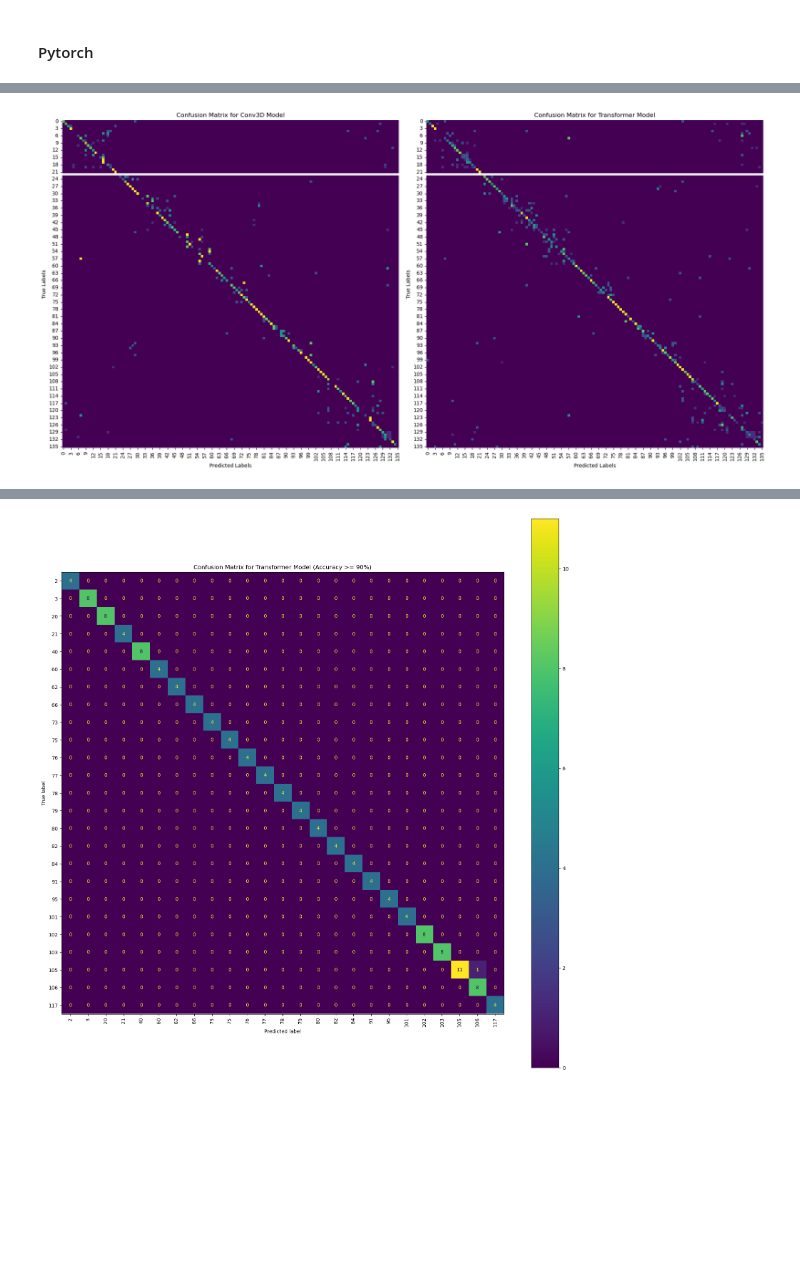
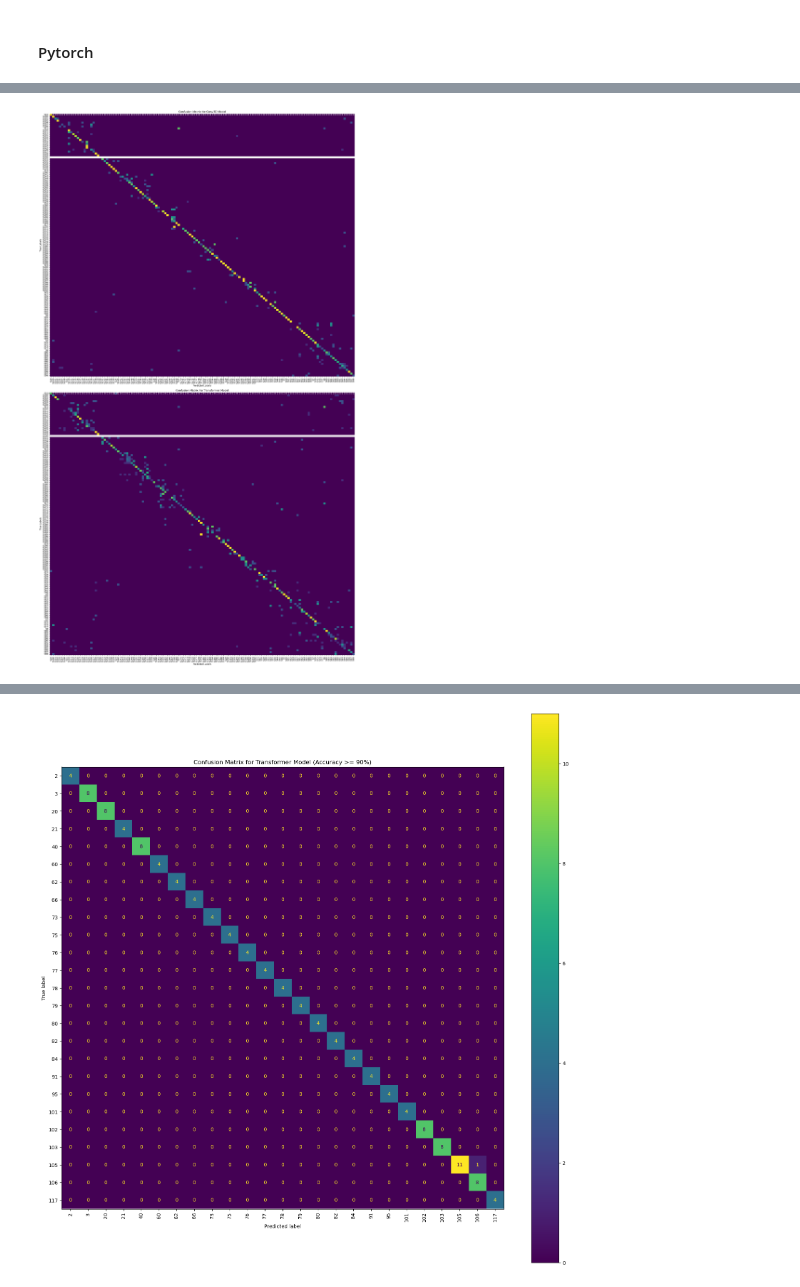
Before and after one commit to ShowHsiang/AI-development-for-multimodal-sensor-data-based-on-robotic-haptics, a Jupyter notebook: dataset/data processing/batch_processing.ipynb, the cells around one changed output, grey strips where cells are left out. Saved outputs shown, nothing was run; the diff lists cells and outputs as text; code cells hidden in the pictures; blank space fills up the shorter version.

```diff
--- a/dataset/data processing/batch_processing.ipynb
+++ b/dataset/data processing/batch_processing.ipynb
@@ -244,10 +245,10 @@ for x in X:
     x_padded = np.vstack((x, padding))
     X_padded.append(x_padded)
 
-# 标签编码
-label_encoder = LabelEncoder()
-y = label_encoder.fit_transform(y)
-y = to_categorical(y)
+# # 标签编码
+# label_encoder = LabelEncoder()
+# y = label_encoder.fit_transform(y)
+# y = to_categorical(y)
 
 # 将数据转换为NumPy数组
 X_padded = np.array(X_padded)
@@ -403,6 +405,8 @@ def load_data(data_dir):
     for filename in os.listdir(data_dir):
         if filename.endswith('.csv'):
             label = filename.split('_')[0].split('-')[0]
+            # match = re.search(r'S(\d+)[_-]', filename)
+            # label = int(match.group(1))
             df = pd.read_csv(os.path.join(data_dir, filename))
             if df.shape[1] == 65:  # 确保数据有64个传感器值列加一个时间戳列
                 data = df.iloc[:, 1:65].values.reshape(-1, 8, 8, 1)
@@ -411,7 +415,7 @@ def load_data(data_dir):
     return X, y
 
 data_dir = "/mnt/g/textures/dataset/data processing/csv"
-X, yraw = load_data(data_dir)
+X, y = load_data(data_dir)
 
 # 确保所有样本的时间序列长度一致
 max_time_steps = max([x.shape[0] for x in X])
@@ -423,7 +427,7 @@ for x in X:
 
 # 标签编码
 label_encoder = LabelEncoder()
-y = label_encoder.fit_transform(yraw)
+y = label_encoder.fit_transform(y)
 num_classes = len(label_encoder.classes_)
 
 # 将数据转换为NumPy数组
@@ -438,7 +442,7 @@ y = torch.tensor(y, dtype=torch.long)
 X_padded = X_padded.permute(0, 4, 1, 2, 3)
 # %%
 X_train_list, X_test_list, y_train_list, y_test_list = [], [], [], []
-min_samples = 5  # 设置最小样本数阈值
+min_samples = 10  # 设置最小样本数阈值
 for label in np.unique(y):
     X_label = X_padded[y == label]
     y_label = y[y == label]
@@ -456,6 +460,12 @@ X_train = torch.cat(X_train_list)
 X_test = torch.cat(X_test_list)
 y_train = torch.cat(y_train_list)
 y_test = torch.cat(y_test_list)
+
+# # 标签编码
+# label_encoder = LabelEncoder()
+# y_train_encoded = label_encoder.fit_transform(y_train)
+# y_test_encoded = label_encoder.transform(y_test)
+# num_classes = len(label_encoder.classes_)
 
 train_dataset = TensorDataset(X_train, y_train)
 test_dataset = TensorDataset(X_test, y_test)
@@ -670,48 +693,55 @@ plt.show()
 # %%
 conv_model.eval()
-y_true, y_pred_conv = [], []
+y_true_conv, y_pred_conv = [], []
 with torch.no_grad():
     for X_batch, y_batch in test_loader:
         X_batch, y_batch = X_batch.to(device), y_batch.to(device)
         outputs = conv_model(X_batch)
         _, predicted = torch.max(outputs, 1)
-        y_true.extend(y_batch.cpu().numpy())
+        y_true_conv.extend(y_batch.cpu().numpy())
         y_pred_conv.extend(predicted.cpu().numpy())
+# 将预测的标签解码回原始标签
+y_true_conv = label_encoder.inverse_transform(y_true_conv)
+y_pred_conv = label_encoder.inverse_transform(y_pred_conv)
 
 transformer_model.eval()
-y_pred_transformer = []
+y_true_transformer, y_pred_transformer = [], []
 with torch.no_grad():
     for X_batch, y_batch in test_loader:
         X_batch, y_batch = X_batch.to(device), y_batch.to(device)
         outputs = transformer_model(X_batch)
         _, predicted = torch.max(outputs, 1)
+        y_true_transformer.extend(y_batch.cpu().numpy())
         y_pred_transformer.extend(predicted.cpu().numpy())
+# 将预测的标签解码回原始标签
+y_true_transformer = label_encoder.inverse_transform(y_true_transformer)
+y_pred_transformer = label_encoder.inverse_transform(y_pred_transformer)
 
 # 计算混淆矩阵
-cm_conv = confusion_matrix(y_true, y_pred_conv, labels=range(num_classes))
-cm_transformer = confusion_matrix(y_true, y_pred_transformer, labels=range(num_classes))
+cm_conv = confusion_matrix(y_true_conv, y_pred_conv, labels=label_encoder.classes_)
+cm_transformer = confusion_matrix(y_true_transformer, y_pred_transformer, labels=label_encoder.classes_)
 
 # 归一化混淆矩阵
 cm_conv_normalized = cm_conv.astype('float') / cm_conv.sum(axis=1)[:, np.newaxis]
 cm_transformer_normalized = cm_transformer.astype('float') / cm_transformer.sum(axis=1)[:, np.newaxis]
 
 # 绘制混淆矩阵
-fig, ax = plt.subplots(1, 2, figsize=(20, 10))
+fig, ax = plt.subplots(2, 1, figsize=(20, 35))
 
-sns.heatmap(cm_conv_normalized, ax=ax[0], cmap='viridis', cbar=False)
+sns.heatmap(cm_conv_normalized, annot=True, ax=ax[0], cmap='viridis', cbar=False, xticklabels=label_encoder.classes_, yticklabels=label_encoder.classes_)
 ax[0].set_title('Confusion Matrix for Conv3D Model')
 ax[0].set_xlabel('Predicted Labels')
 ax[0].set_ylabel('True Labels')
 
-sns.heatmap(cm_transformer_normalized, ax=ax[1], cmap='viridis', cbar=False)
+sns.heatmap(cm_transformer_normalized, annot=True, ax=ax[1], cmap='viridis', cbar=False, xticklabels=label_encoder.classes_, yticklabels=label_encoder.classes_)
 ax[1].set_title('Confusion Matrix for Transformer Model')
 ax[1].set_xlabel('Predicted Labels')
 ax[1].set_ylabel('True Labels')
 
 plt.tight_layout()
 plt.show()
 # %% [output]
-[figure, old version]
+[figure, new version]
 # %%
 def compute_accuracy_per_class(cm):
     accuracy_per_class = cm.diagonal() / cm.sum(axis=1)
```
Also changed, not shown: parts of 16 cells of this notebook, 4 other files.
